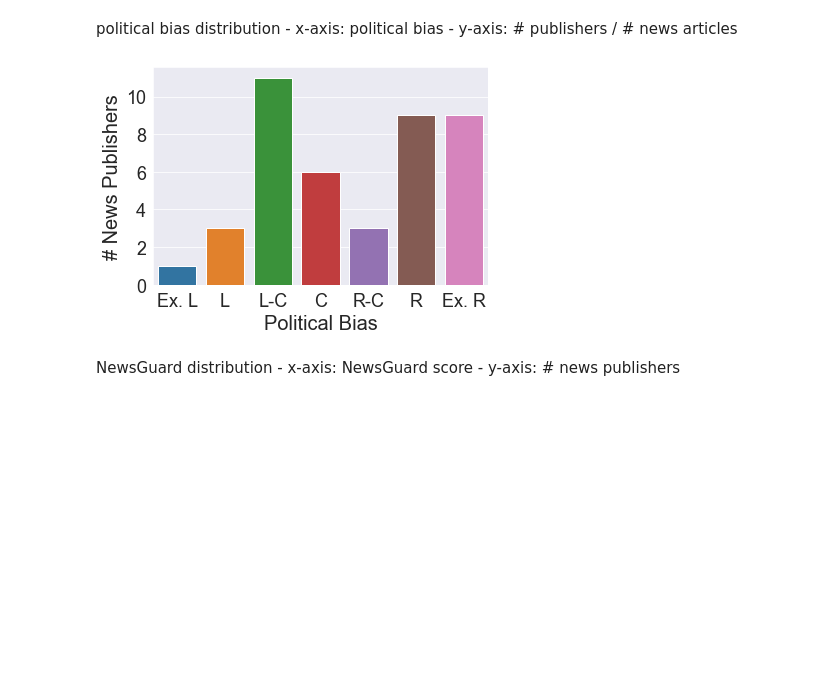
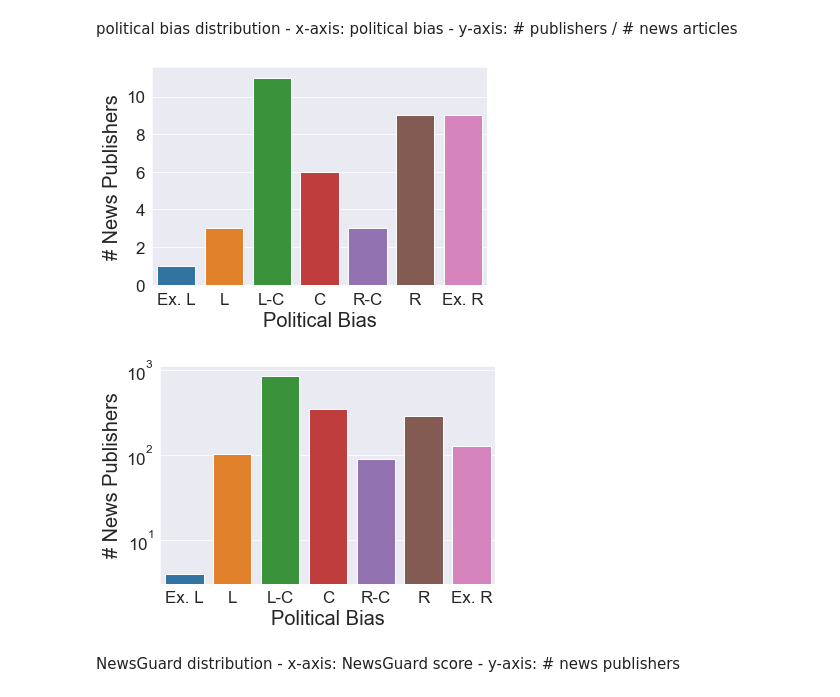
Before and after one commit to apurvamulay/ReCOVery, a Jupyter notebook: code/DataDistribution.ipynb, the cells around one changed output. Saved outputs shown, nothing was run; the diff lists cells and outputs as text; code cells hidden in the pictures; blank space fills up the shorter version.

```diff
--- a/code/DataDistribution.ipynb
+++ b/code/DataDistribution.ipynb
@@ -10,7 +10,7 @@ import datetime
 import matplotlib.pyplot as plt
 import seaborn as sns
 
-SMALL_SIZE = 18
+SMALL_SIZE = 17
 MEDIUM_SIZE = 20
 BIGGER_SIZE = 22
 
@@ -376,49 +376,51 @@ for CSV_FILE_NAME in CSV_FILE_NAMES0:
         df = pd.read_csv(CSV_FILE_DIR0 + '/' + CSV_FILE_NAME)
         df = df[ ~df['publish_date'].isin(remove_dates) ]
         news_publishers.append(df['publisher'][0])
         political_bias.append(df['political_bias'][0])
 
 for CSV_FILE_NAME in CSV_FILE_NAMES1:
     if CSV_FILE_NAME[:12]=="news-dataset":
         df = pd.read_csv(CSV_FILE_DIR1 + '/' + CSV_FILE_NAME)
         df = df[ ~df['publish_date'].isin(remove_dates) ]
         news_publishers.append(df['publisher'][0])
         political_bias.append(df['political_bias'][0])
 
 political_bias = np.array(political_bias, dtype=str)
 political_bias[ political_bias=='Extreme left' ] = 'Ex. L'
 political_bias[ political_bias=='Extreme right' ] = 'Ex. R'
 political_bias[ political_bias=='Left-center' ] = 'L-C'
 political_bias[ political_bias=='Right-center' ] = 'R-C'
 political_bias[ political_bias=='Left' ] = 'L'
 political_bias[ political_bias=='Right' ] = 'R'
 political_bias[ political_bias=='Center' ] = 'C'
 
 # plt.figure(figsize=(7,6))
 ax = sns.countplot(political_bias, order = ['Ex. L', 'L', 'L-C', 'C', 'R-C', 'R', 'Ex. R'])
 plt.xlabel('Political Bias')
 plt.ylabel('# News Publishers')
 plt.savefig(CSV_FILE_DIR_HEAD+'figure/politicalBias_publisherCount.eps', bbox_inches='tight')
 plt.show()
 
 ##########################
-# political_bias = dfs['political_bias']
-# political_bias = np.array(political_bias, dtype=str)
-# political_bias[ political_bias=='Extreme left' ] = 'Ex. L'
-# political_bias[ political_bias=='Extreme right' ] = 'Ex. R'
-# political_bias[ political_bias=='Left-center' ] = 'L-C'
-# political_bias[ political_bias=='Right-center' ] = 'R-C'
-# political_bias[ political_bias=='Left' ] = 'L'
-# political_bias[ political_bias=='Right' ] = 'R'
-# political_bias[ political_bias=='Center' ] = 'C'
-#
-# ax = sns.countplot(political_bias, order = ['Ex. L', 'L', 'L-C', 'C', 'R-C', 'R', 'Ex. R'])
-# plt.xlabel('Political Bias')
-# plt.ylabel('# News Publishers')
-# plt.savefig(CSV_FILE_DIR_HEAD+'figure/politicalBias_newsCount.eps', bbox_inches='tight')
-# plt.show()
+political_bias = dfs['political_bias']
+political_bias = np.array(political_bias, dtype=str)
+political_bias[ political_bias=='Extreme left' ] = 'Ex. L'
+political_bias[ political_bias=='Extreme right' ] = 'Ex. R'
+political_bias[ political_bias=='Left-center' ] = 'L-C'
+political_bias[ political_bias=='Right-center' ] = 'R-C'
+political_bias[ political_bias=='Left' ] = 'L'
+political_bias[ political_bias=='Right' ] = 'R'
+political_bias[ political_bias=='Center' ] = 'C'
+
+ax = sns.countplot(political_bias, order = ['Ex. L', 'L', 'L-C', 'C', 'R-C', 'R', 'Ex. R'])
+plt.xlabel('Political Bias')
+plt.ylabel('# News Publishers')
+ax.set_yscale('log')
+plt.savefig(CSV_FILE_DIR_HEAD+'figure/politicalBias_newsCount.eps', bbox_inches='tight')
+plt.show()
 # %% [output]
-[figure, old version]
+[figure, new version]
+[figure, added]
 # %% [markdown]
 NewsGuard distribution
     - x-axis: NewsGuard score
```
Also changed, not shown: parts of 1 cell of this notebook, 7 other files.
